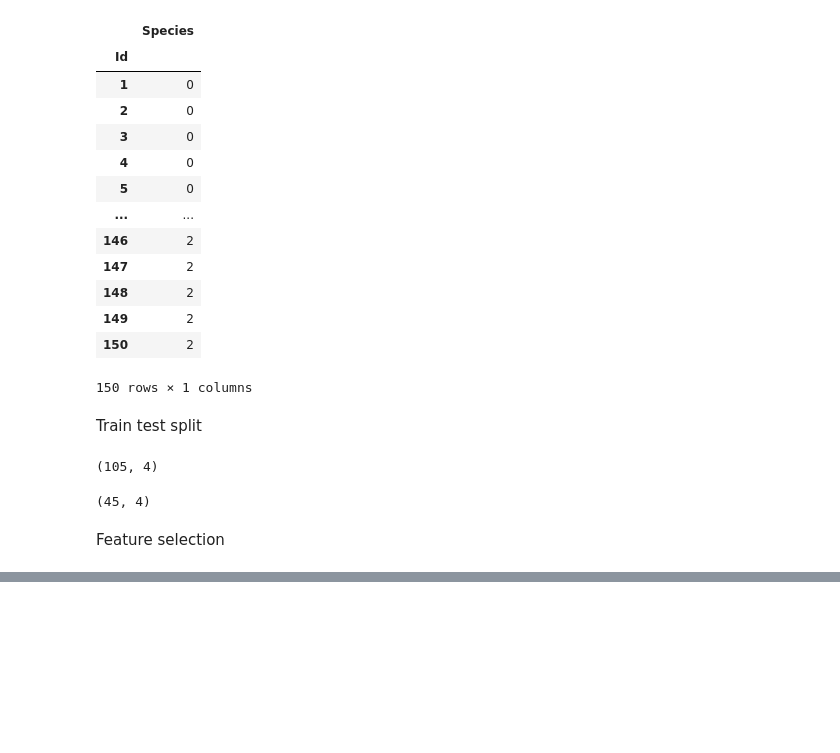
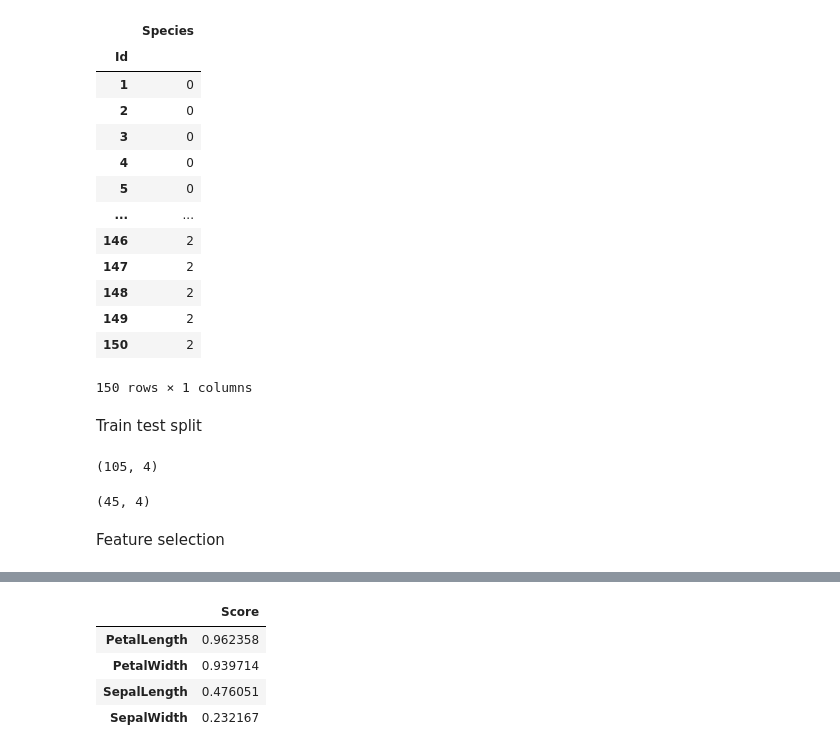
Before and after one commit to Rasel-25/ML, a Jupyter notebook: Classification/LogisticRegression.ipynb, the cells around one changed output, grey strips where cells are left out. Saved outputs shown, nothing was run; the diff lists cells and outputs as text; code cells hidden in the pictures; blank space fills up the shorter version.

```diff
--- a/Classification/LogisticRegression.ipynb
+++ b/Classification/LogisticRegression.ipynb
@@ -116,0 +250,8 @@ array([0.44730141, 0.22469198, 0.98020251, 0.96491157])
+# %%
+selector.sort_values('Score', ascending=False) # sorting all values of score
+# %% [output]
+|  | Score |
+| PetalLength | 0.962358 |
+| PetalWidth | 0.939714 |
+| SepalLength | 0.476051 |
+| SepalWidth | 0.232167 |
```
Also changed, not shown: parts of 26 cells of this notebook.
